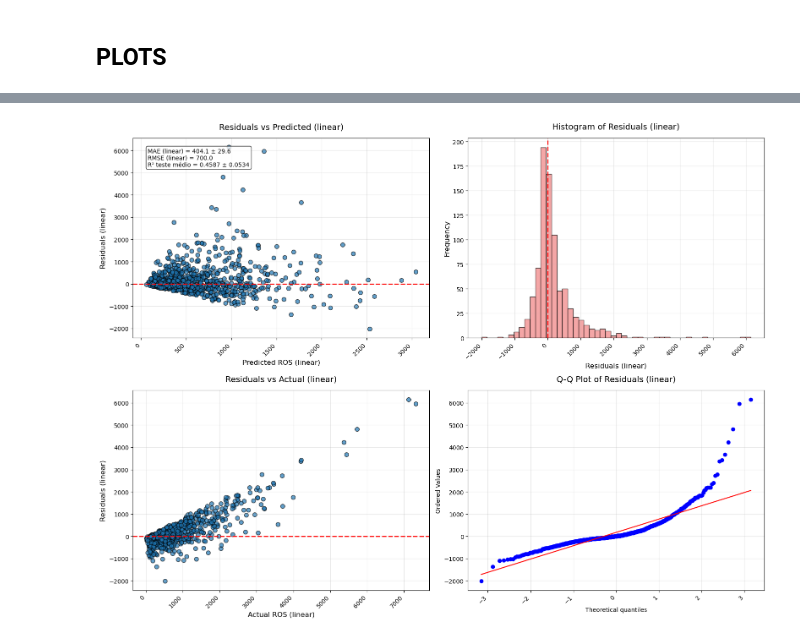
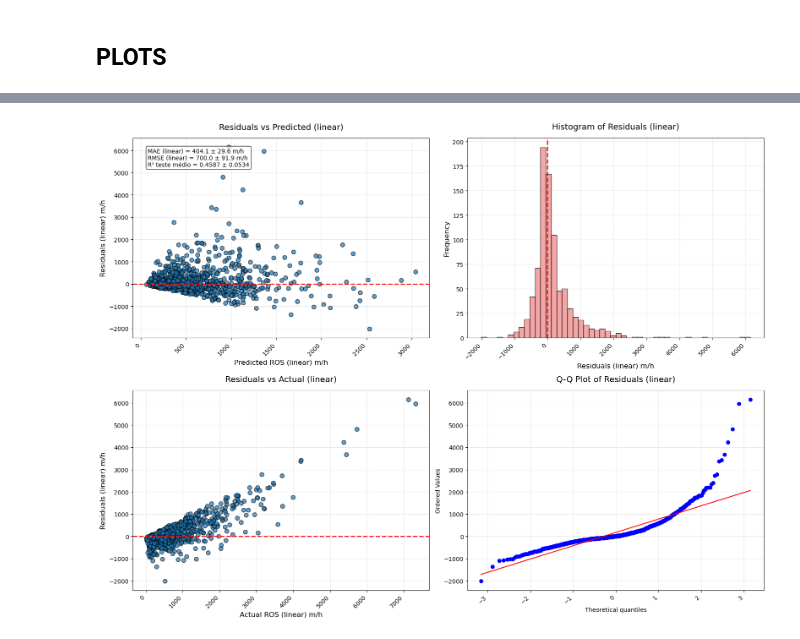
Before and after one commit to rafael-bork/FIRE-HACK-Project, a Jupyter notebook: Notebooks/4Models/Linear_model.ipynb, the cells around one changed output, grey strips where cells are left out. Saved outputs shown, nothing was run; the diff lists cells and outputs as text; code cells hidden in the pictures.

```diff
--- a/Notebooks/4Models/Linear_model.ipynb
+++ b/Notebooks/4Models/Linear_model.ipynb
@@ -988,15 +988,15 @@ ax = axes[0,0]
 sc = ax.scatter(avg_pred_linear, residuals_linear, alpha=0.7, edgecolor='k', s=50)
 ax.axhline(0, color='r', ls='--', linewidth=2)
 ax.set_title("Residuals vs Predicted (linear)", fontsize=14, pad=15)
-ax.set_xlabel("Predicted ROS (linear)", fontsize=12)
-ax.set_ylabel("Residuals (linear)", fontsize=12)
+ax.set_xlabel("Predicted ROS (linear) m/h", fontsize=12)
+ax.set_ylabel("Residuals (linear) m/h", fontsize=12)
 ax.grid(True, alpha=0.3)
 
 # Caixa de texto com métricas
 ax.text(
     0.05, 0.95,
-    f"MAE (linear) = {mae_linear_mean:.1f} ± {mae_linear_std:.1f}\n"
-    f"RMSE (linear) = {rmse_linear_mean:.1f}\n"
+    f"MAE (linear) = {mae_linear_mean:.1f} ± {mae_linear_std:.1f} m/h\n"
+    f"RMSE (linear) = {rmse_linear_mean:.1f} ± {rmse_linear_std:.1f} m/h\n"
     f"R² teste médio = {r2_test_cv:.4f} ± {r2_test_std:.4f}",
     transform=ax.transAxes,
     verticalalignment='top',
@@ -1010,37 +1010,37 @@ ax = axes[0,1]
 ax.hist(residuals_linear, bins=50, color='lightcoral', edgecolor='k', alpha=0.7)
 ax.axvline(0, color='r', ls='--', linewidth=2)
 ax.set_title("Histogram of Residuals (linear)", fontsize=14, pad=15)
-ax.set_xlabel("Residuals (linear)", fontsize=12)
+ax.set_xlabel("Residuals (linear) m/h", fontsize=12)
 ax.set_ylabel("Frequency", fontsize=12)
 ax.grid(True, alpha=0.3)
 
 # -----------------------------
 # Scatter: Residuals vs Actual (linear)
 # -----------------------------
 ax = axes[1,0]
 sc = ax.scatter(avg_actual_linear, residuals_linear, alpha=0.7, edgecolor='k', s=50)
 ax.axhline(0, color='r', ls='--', linewidth=2)
 ax.set_title("Residuals vs Actual (linear)", fontsize=14, pad=15)
-ax.set_xlabel("Actual ROS (linear)", fontsize=12)
-ax.set_ylabel("Residuals (linear)", fontsize=12)
+ax.set_xlabel("Actual ROS (linear) m/h", fontsize=12)
+ax.set_ylabel("Residuals (linear) m/h", fontsize=12)
 ax.grid(True, alpha=0.3)
 
 # -----------------------------
 # Q-Q Plot
 # -----------------------------
 ax = axes[1,1]
 stats.probplot(residuals_linear, dist="norm", plot=ax)
 ax.set_title("Q-Q Plot of Residuals (linear)", fontsize=14, pad=15)
 ax.grid(True, alpha=0.3)
 
 # -----------------------------
 # Ticks e layout
 # -----------------------------
 for ax in axes.flatten():
     plt.setp(ax.get_xticklabels(), rotation=45, ha='right', fontsize=10)
     plt.setp(ax.get_yticklabels(), rotation=0, fontsize=10)
 
 plt.tight_layout()
 plt.show()
 # %% [output]
-[figure, old version]
+[figure, new version]
```
Also changed, not shown: parts of 5 cells of this notebook, 17 other files.
